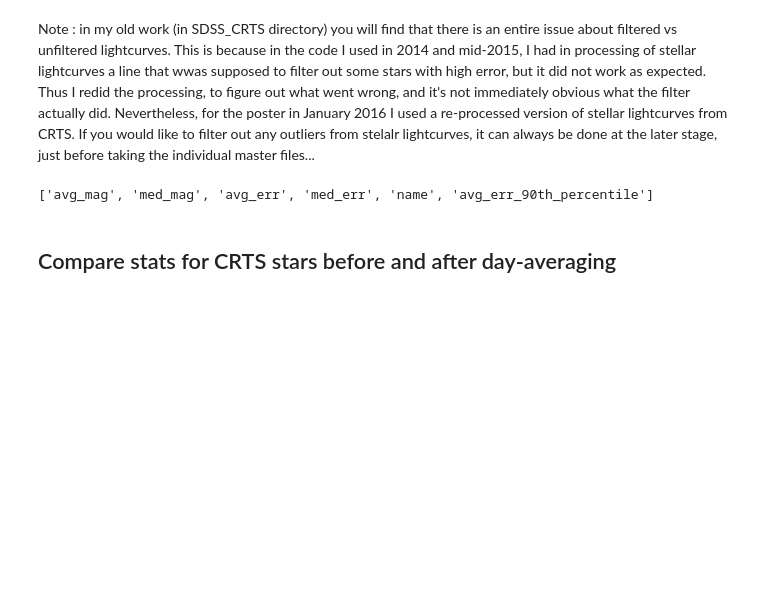
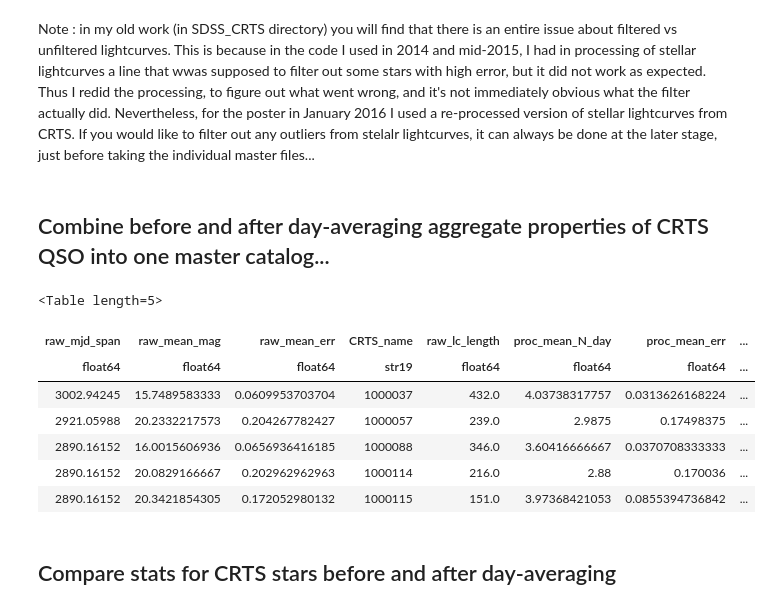
Before and after one commit to suberlak/CRTS_PROJECT, a Jupyter notebook: A_Fig_1_stars_CRTS_stats.ipynb, the cells around one changed output. Cells and saved outputs as stored; diff of their text form; code cells hidden in the pictures; blank space fills up the shorter version.

```diff
--- a/A_Fig_1_stars_CRTS_stats.ipynb
+++ b/A_Fig_1_stars_CRTS_stats.ipynb
@@ -337,6 +340,34 @@ np.median(stats_proc_err_w['avg_err'])
+# %%
+# save the processed CRTS LC  stats...
+outDir = '../data_products/'
+savefile = outDir+'Fig_1_proc_CRTS_stars_LC_stats'
+np.save(savefile, stats_after)
 # %% [markdown]
 Note : in my old work (in SDSS_CRTS directory) you will find that there is an entire issue about filtered vs unfiltered lightcurves. This is because in the code I used in 2014 and mid-2015, I had in processing of stellar lightcurves a line that wwas supposed to filter out some stars with high error, but it did not work as expected. Thus I redid the processing, to figure out what went wrong, and it's not immediately obvious what the filter  actually did. Nevertheless, for the poster in January 2016 I used a re-processed version of stellar lightcurves from CRTS. If you would like to filter out any outliers from stelalr lightcurves, it can always be done at the later stage, just before taking the individual master files...
-# %%
-stats_proc_err_w.keys()
-# %% [output]
-['avg_mag', 'med_mag', 'avg_err', 'med_err', 'name', 'avg_err_90th_percentile']
+# %% [markdown]
+## Combine before and after  day-averaging aggregate properties of CRTS QSO into one master catalog...
+# %%
+from astropy.table import join
+from astropy.table import Table
+
+# read the raw LC agg info , and
+# convert a dictionary to an AstroPy Table
+raw_table = Table(np.load(outDir + 'Fig_1_raw_CRTS_stars_LC_stats.npy').item())
+# %%
+# read the processed LC agg info, and convert to AstroPy Table
+proc_table = Table(np.load(outDir + 'Fig_1_proc_CRTS_stars_LC_stats.npy').item())
+# %%
+# Join the two tables on CRTS_name:
+from astropy.table import join
+agg_combined = join(left=raw_table, right = proc_table, keys='CRTS_name')
+# %%
+agg_combined[:5]
+# %% [output]
+<Table length=5>
+| raw_mjd_span | raw_mean_mag | raw_mean_err | CRTS_name | raw_lc_length | proc_mean_N_day | proc_mean_err | ... |
+| float64 | float64 | float64 | str19 | float64 | float64 | float64 | ... |
+| 3002.94245 | 15.7489583333 | 0.0609953703704 | 1000037 | 432.0 | 4.03738317757 | 0.0313626168224 | ... |
+| 2921.05988 | 20.2332217573 | 0.204267782427 | 1000057 | 239.0 | 2.9875 | 0.17498375 | ... |
+| 2890.16152 | 16.0015606936 | 0.0656936416185 | 1000088 | 346.0 | 3.60416666667 | 0.0370708333333 | ... |
+| 2890.16152 | 20.0829166667 | 0.202962962963 | 1000114 | 216.0 | 2.88 | 0.170036 | ... |
+| 2890.16152 | 20.3421854305 | 0.172052980132 | 1000115 | 151.0 | 3.97368421053 | 0.0855394736842 | ... |
```
Also changed, not shown: parts of 19 cells of this notebook, 10 other files.
